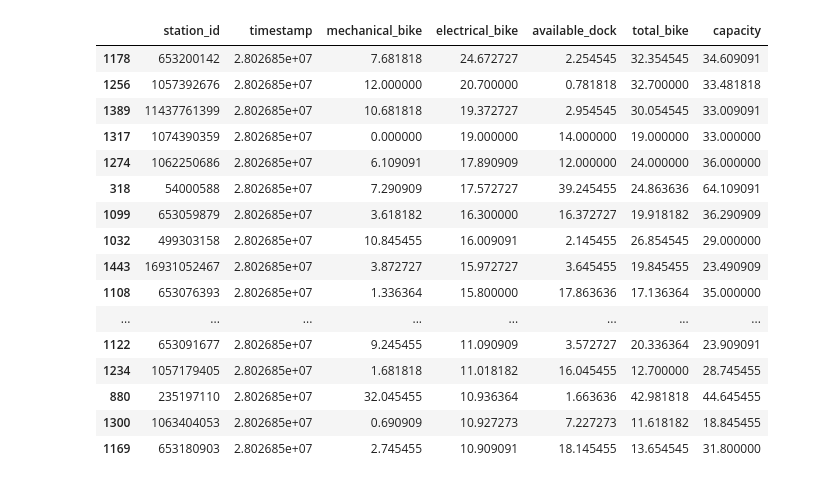
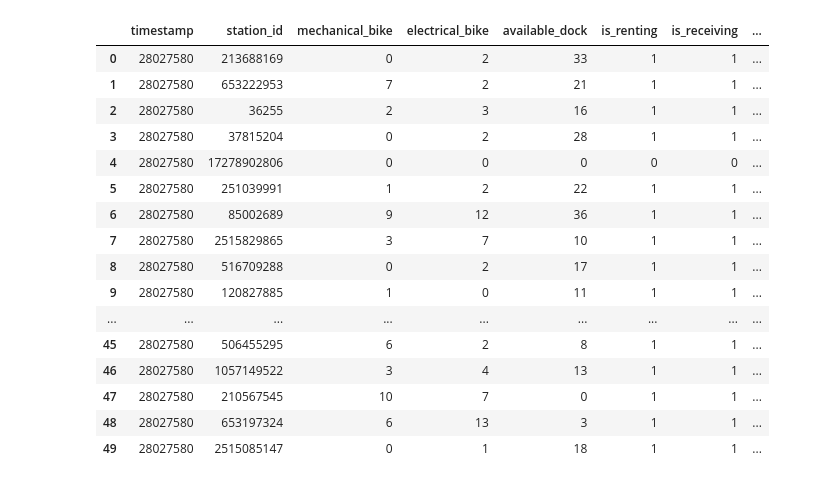
Before and after one commit to totocptbgn/Velibot, a Jupyter notebook: data_analysis.ipynb, the cells around one changed output. Drawn from its saved outputs; the diff is of its cells as text; code cells hidden in the pictures.

```diff
--- a/data_analysis.ipynb
+++ b/data_analysis.ipynb
@@ -5,28 +6,28 @@ import numpy as np
 # %%
-df = pd.read_csv('data.csv', header=None, delimiter=';')
-df.columns = ['timestamp', 'station_id', 'mechanical_bike', 'electrical_bike', 'available_dock']
+df = pd.read_csv('data/data.csv', header=None, delimiter=';')
+df.columns = ['timestamp', 'station_id', 'mechanical_bike', 'electrical_bike', 'available_dock', 'is_renting', 'is_receiving']
 # %%
 df['total_bike'] = df.mechanical_bike + df.electrical_bike
 df['capacity'] = df.total_bike + df.available_dock
-df = df.groupby('station_id', as_index=False).agg('mean')
-df = df.sort_values(['electrical_bike', 'mechanical_bike'], ascending=False)
+#df = df.groupby('station_id', as_index=False).agg('mean')
+#df = df.sort_values(['electrical_bike', 'mechanical_bike'], ascending=False)
 df.head(50)
 # %% [output]
-|  | station_id | timestamp | mechanical_bike | electrical_bike | available_dock | total_bike | capacity |
-| 1178 | 653200142 | 2.802685e+07 | 7.681818 | 24.672727 | 2.254545 | 32.354545 | 34.609091 |
-| 1256 | 1057392676 | 2.802685e+07 | 12.000000 | 20.700000 | 0.781818 | 32.700000 | 33.481818 |
-| 1389 | 11437761399 | 2.802685e+07 | 10.681818 | 19.372727 | 2.954545 | 30.054545 | 33.009091 |
-| 1317 | 1074390359 | 2.802685e+07 | 0.000000 | 19.000000 | 14.000000 | 19.000000 | 33.000000 |
-| 1274 | 1062250686 | 2.802685e+07 | 6.109091 | 17.890909 | 12.000000 | 24.000000 | 36.000000 |
-| 318 | 54000588 | 2.802685e+07 | 7.290909 | 17.572727 | 39.245455 | 24.863636 | 64.109091 |
-| 1099 | 653059879 | 2.802685e+07 | 3.618182 | 16.300000 | 16.372727 | 19.918182 | 36.290909 |
-| 1032 | 499303158 | 2.802685e+07 | 10.845455 | 16.009091 | 2.145455 | 26.854545 | 29.000000 |
-| 1443 | 16931052467 | 2.802685e+07 | 3.872727 | 15.972727 | 3.645455 | 19.845455 | 23.490909 |
-| 1108 | 653076393 | 2.802685e+07 | 1.336364 | 15.800000 | 17.863636 | 17.136364 | 35.000000 |
-| ... | ... | ... | ... | ... | ... | ... | ... |
-| 1122 | 653091677 | 2.802685e+07 | 9.245455 | 11.090909 | 3.572727 | 20.336364 | 23.909091 |
-| 1234 | 1057179405 | 2.802685e+07 | 1.681818 | 11.018182 | 16.045455 | 12.700000 | 28.745455 |
-| 880 | 235197110 | 2.802685e+07 | 32.045455 | 10.936364 | 1.663636 | 42.981818 | 44.645455 |
-| 1300 | 1063404053 | 2.802685e+07 | 0.690909 | 10.927273 | 7.227273 | 11.618182 | 18.845455 |
-| 1169 | 653180903 | 2.802685e+07 | 2.745455 | 10.909091 | 18.145455 | 13.654545 | 31.800000 |
+|  | timestamp | station_id | mechanical_bike | electrical_bike | available_dock | is_renting | is_receiving | ... |
+| 0 | 28027580 | 213688169 | 0 | 2 | 33 | 1 | 1 | ... |
+| 1 | 28027580 | 653222953 | 7 | 2 | 21 | 1 | 1 | ... |
+| 2 | 28027580 | 36255 | 2 | 3 | 16 | 1 | 1 | ... |
+| 3 | 28027580 | 37815204 | 0 | 2 | 28 | 1 | 1 | ... |
+| 4 | 28027580 | 17278902806 | 0 | 0 | 0 | 0 | 0 | ... |
+| 5 | 28027580 | 251039991 | 1 | 2 | 22 | 1 | 1 | ... |
+| 6 | 28027580 | 85002689 | 9 | 12 | 36 | 1 | 1 | ... |
+| 7 | 28027580 | 2515829865 | 3 | 7 | 10 | 1 | 1 | ... |
+| 8 | 28027580 | 516709288 | 0 | 2 | 17 | 1 | 1 | ... |
+| 9 | 28027580 | 120827885 | 1 | 0 | 11 | 1 | 1 | ... |
+| ... | ... | ... | ... | ... | ... | ... | ... | ... |
+| 45 | 28027580 | 506455295 | 6 | 2 | 8 | 1 | 1 | ... |
+| 46 | 28027580 | 1057149522 | 3 | 4 | 13 | 1 | 1 | ... |
+| 47 | 28027580 | 210567545 | 10 | 7 | 0 | 1 | 1 | ... |
+| 48 | 28027580 | 653197324 | 6 | 13 | 3 | 1 | 1 | ... |
+| 49 | 28027580 | 2515085147 | 0 | 1 | 18 | 1 | 1 | ... |
 # %%
```
Also changed, not shown: parts of 6 cells of this notebook, 6 other files.
